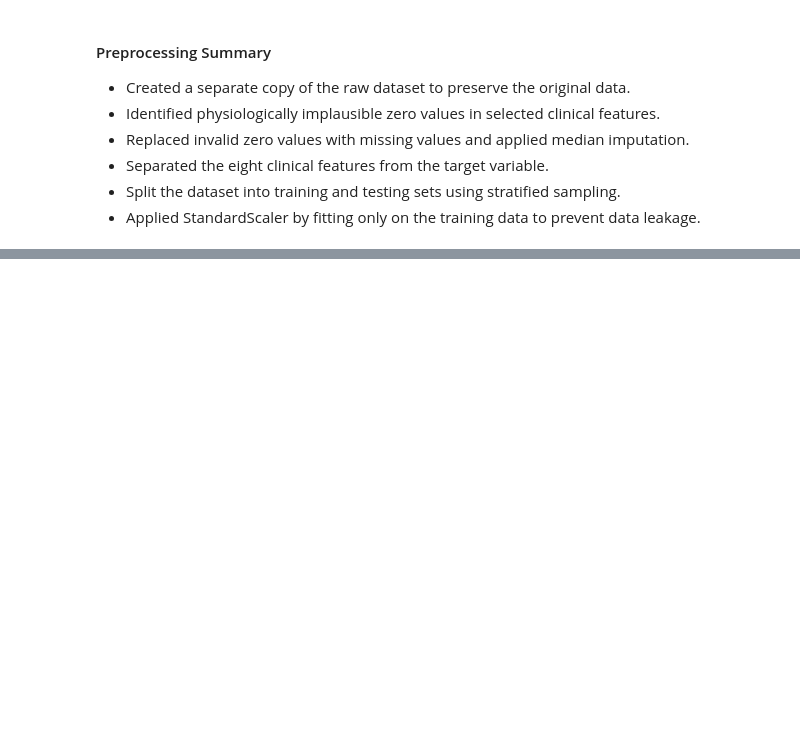
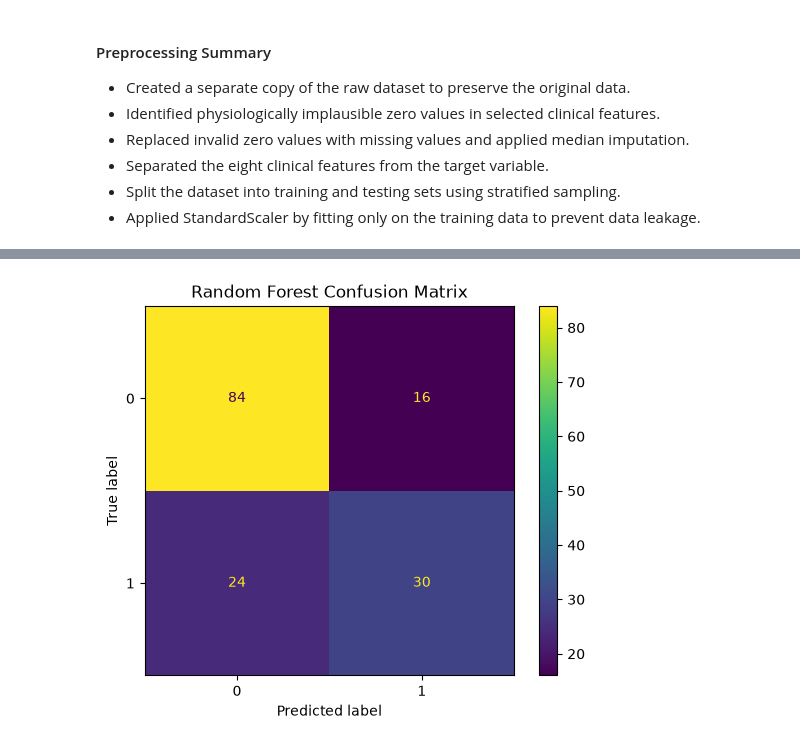
Before and after one commit to VarshaNayak18/medical-disease-prediction, a Jupyter notebook: notebooks/diabetes_prediction.ipynb, the cells around one changed output, grey strips where cells are left out. Drawn from its saved outputs; the diff is of its cells as text; code cells hidden in the pictures; blank space fills up the shorter version.

```diff
--- a/notebooks/diabetes_prediction.ipynb
+++ b/notebooks/diabetes_prediction.ipynb
@@ -385,0 +400,20 @@ Missing values in test data:
+# %%
+logistic_model = LogisticRegression(
+    random_state=42,
+    max_iter=1000
+)
+
+decision_tree_model = DecisionTreeClassifier(
+    random_state=42
+)
+
+random_forest_model = RandomForestClassifier(
+    n_estimators=200,
+    random_state=42
+)
+# %%
+logistic_model.fit(X_train_scaled, y_train)
+
+decision_tree_model.fit(X_train_scaled, y_train)
+
+random_forest_model.fit(X_train_scaled, y_train)
@@ -385,0 +422,6 @@ Missing values in test data:
+# %%
+y_pred_logistic = logistic_model.predict(X_test_scaled)
+
+y_pred_tree = decision_tree_model.predict(X_test_scaled)
+
+y_pred_forest = random_forest_model.predict(X_test_scaled)
@@ -385,0 +525,12 @@ Missing values in test data:
+# %%
+from sklearn.metrics import ConfusionMatrixDisplay
+
+ConfusionMatrixDisplay.from_predictions(
+    y_test,
+    y_pred_forest
+)
+
+plt.title("Random Forest Confusion Matrix")
+plt.show()
+# %% [output]
+[figure, added]
```
Also changed, not shown: parts of 11 cells of this notebook.
